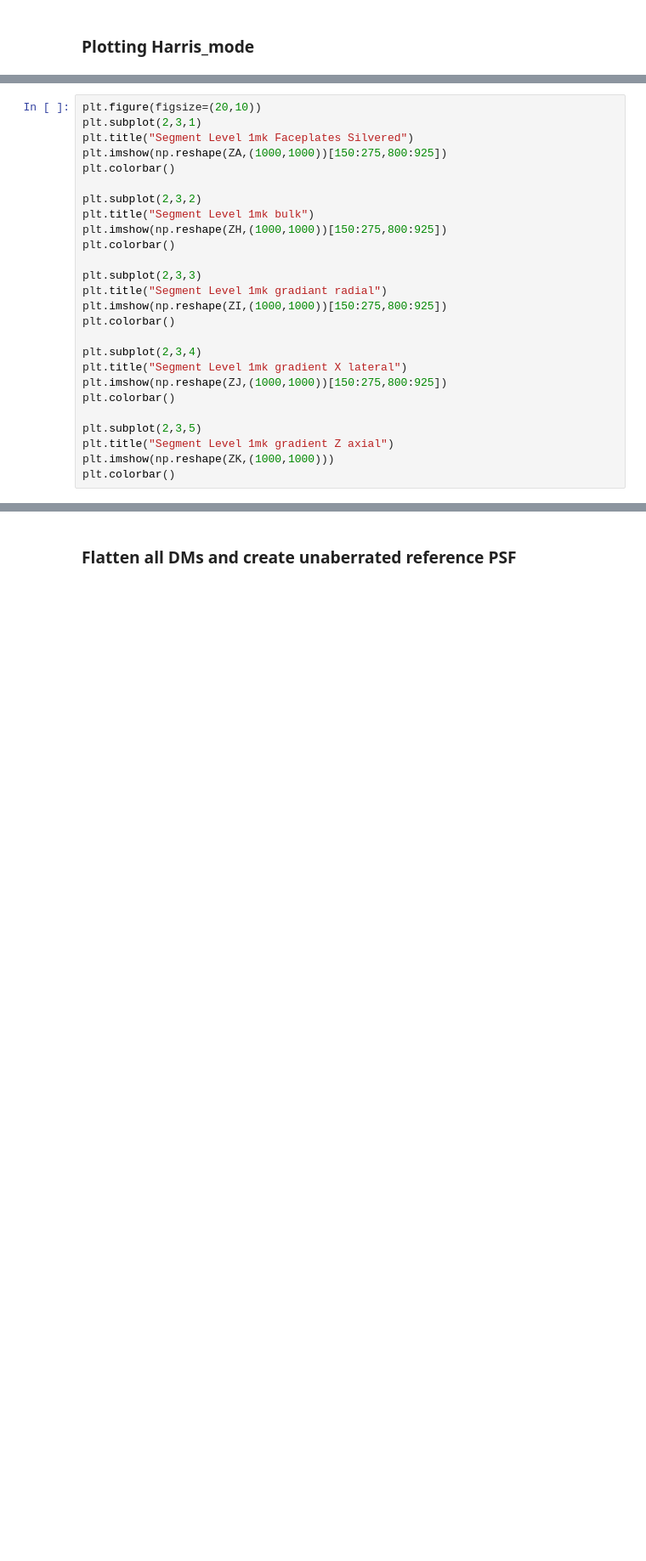
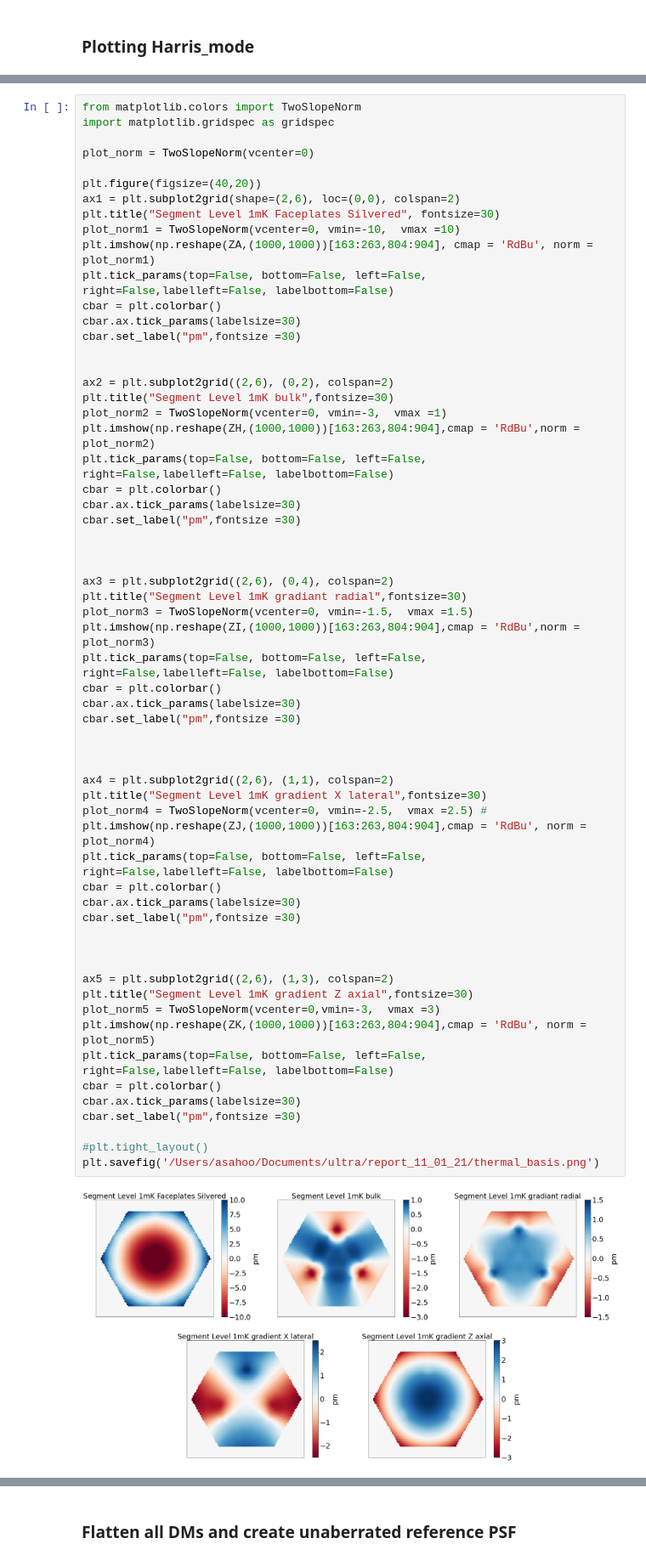
Before and after one commit to spacetelescope/PASTIS, a Jupyter notebook: pastis/temporal_analysis/harris_mode-small.ipynb, the cells around one changed output, grey strips where cells are left out. Shown at 85% size. Drawn from its saved outputs; the diff is of its cells as text; blank space fills up the shorter version.

Commit message:
added codes for plotting thermal modes, psf in l/d units

```diff
--- a/pastis/temporal_analysis/harris_mode-small.ipynb
+++ b/pastis/temporal_analysis/harris_mode-small.ipynb
@@ -226,28 +254,65 @@ ZK = _transform_harris_mode(valuesK, x_rotation, y_rotation, points, seg_evaluat
 
 harris_base_thermal.append([ZA, ZB, ZC, ZD, ZE, ZF, ZG, ZH, ZI, ZJ, ZK])
 # %%
-plt.figure(figsize=(20,10))
-plt.subplot(2,3,1)
-plt.title("Segment Level 1mk Faceplates Silvered")
-plt.imshow(np.reshape(ZA,(1000,1000))[150:275,800:925])
-plt.colorbar()
+from matplotlib.colors import TwoSlopeNorm
+import matplotlib.gridspec as gridspec
 
-plt.subplot(2,3,2)
-plt.title("Segment Level 1mk bulk")
-plt.imshow(np.reshape(ZH,(1000,1000))[150:275,800:925])
-plt.colorbar()
+plot_norm = TwoSlopeNorm(vcenter=0)
 
-plt.subplot(2,3,3)
-plt.title("Segment Level 1mk gradiant radial")
-plt.imshow(np.reshape(ZI,(1000,1000))[150:275,800:925])
-plt.colorbar()
+plt.figure(figsize=(40,20))
+ax1 = plt.subplot2grid(shape=(2,6), loc=(0,0), colspan=2)
+plt.title("Segment Level 1mK Faceplates Silvered", fontsize=30)
+plot_norm1 = TwoSlopeNorm(vcenter=0, vmin=-10,  vmax =10)
+plt.imshow(np.reshape(ZA,(1000,1000))[163:263,804:904], cmap = 'RdBu', norm = plot_norm1)
+plt.tick_params(top=False, bottom=False, left=False, right=False,labelleft=False, labelbottom=False)
+cbar = plt.colorbar()
+cbar.ax.tick_params(labelsize=30)
+cbar.set_label("pm",fontsize =30)
 
-plt.subplot(2,3,4)
-plt.title("Segment Level 1mk gradient X lateral")
-plt.imshow(np.reshape(ZJ,(1000,1000))[150:275,800:925])
-plt.colorbar()
 
-plt.subplot(2,3,5)
-plt.title("Segment Level 1mk gradient Z axial")
-plt.imshow(np.reshape(ZK,(1000,1000)))
-plt.colorbar()
+ax2 = plt.subplot2grid((2,6), (0,2), colspan=2)
+plt.title("Segment Level 1mK bulk",fontsize=30)
+plot_norm2 = TwoSlopeNorm(vcenter=0, vmin=-3,  vmax =1)
+plt.imshow(np.reshape(ZH,(1000,1000))[163:263,804:904],cmap = 'RdBu',norm = plot_norm2)
+plt.tick_params(top=False, bottom=False, left=False, right=False,labelleft=False, labelbottom=False)
+cbar = plt.colorbar()
+cbar.ax.tick_params(labelsize=30)
+cbar.set_label("pm",fontsize =30)
+
+
+
+ax3 = plt.subplot2grid((2,6), (0,4), colspan=2)
+plt.title("Segment Level 1mK gradiant radial",fontsize=30)
+plot_norm3 = TwoSlopeNorm(vcenter=0, vmin=-1.5,  vmax =1.5)
+plt.imshow(np.reshape(ZI,(1000,1000))[163:263,804:904],cmap = 'RdBu',norm = plot_norm3)
+plt.tick_params(top=False, bottom=False, left=False, right=False,labelleft=False, labelbottom=False)
+cbar = plt.colorbar()
+cbar.ax.tick_params(labelsize=30)
+cbar.set_label("pm",fontsize =30)
+
+
+
+ax4 = plt.subplot2grid((2,6), (1,1), colspan=2)
+plt.title("Segment Level 1mK gradient X lateral",fontsize=30)
+plot_norm4 = TwoSlopeNorm(vcenter=0, vmin=-2.5,  vmax =2.5) #
+plt.imshow(np.reshape(ZJ,(1000,1000))[163:263,804:904],cmap = 'RdBu', norm = plot_norm4)
+plt.tick_params(top=False, bottom=False, left=False, right=False,labelleft=False, labelbottom=False)
+cbar = plt.colorbar()
+cbar.ax.tick_params(labelsize=30)
+cbar.set_label("pm",fontsize =30)
+
+
+
+ax5 = plt.subplot2grid((2,6), (1,3), colspan=2)
+plt.title("Segment Level 1mK gradient Z axial",fontsize=30)
+plot_norm5 = TwoSlopeNorm(vcenter=0,vmin=-3,  vmax =3)
+plt.imshow(np.reshape(ZK,(1000,1000))[163:263,804:904],cmap = 'RdBu', norm = plot_norm5)
+plt.tick_params(top=False, bottom=False, left=False, right=False,labelleft=False, labelbottom=False)
+cbar = plt.colorbar()
+cbar.ax.tick_params(labelsize=30)
+cbar.set_label("pm",fontsize =30)
+
+#plt.tight_layout()
+plt.savefig('/Users/asahoo/Documents/ultra/report_11_01_21/thermal_basis.png')
+# %% [output]
+[figure, added]
```
Also changed, not shown: parts of 46 cells of this notebook.
